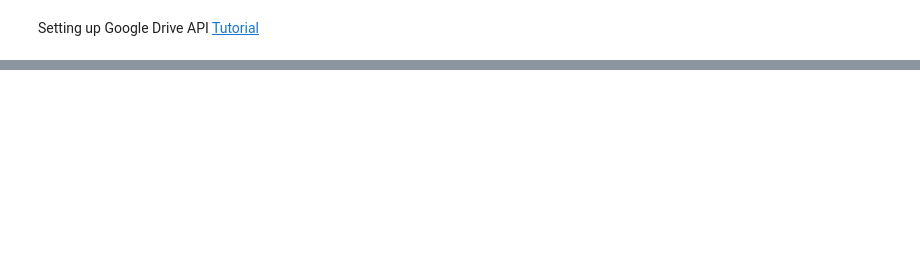
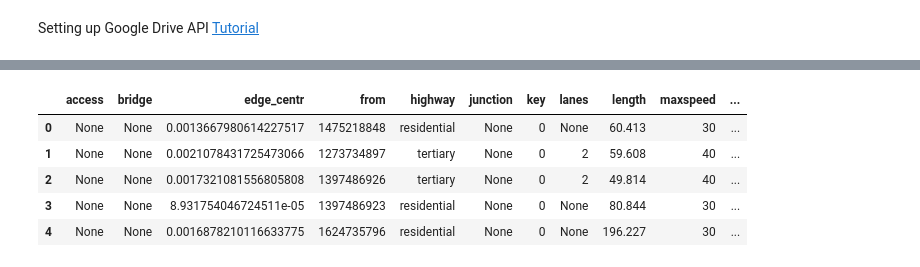
Before and after one commit to gauravcusp/WB_CityResilienceProgram, a Jupyter notebook: Data_from_Drive.ipynb, the cells around one changed output, grey strips where cells are left out. Saved outputs shown, nothing was run; the diff lists cells and outputs as text; code cells hidden in the pictures; blank space fills up the shorter version.

```diff
--- a/Data_from_Drive.ipynb
+++ b/Data_from_Drive.ipynb
@@ -124,0 +175,11 @@ def get_files_from_drive():
+# %%
+lima_edges = gpd.GeoDataFrame.from_file('drive_data/Lima/edges/edges.shp')
+# %%
+lima_edges.head()
+# %% [output]
+|  | access | bridge | edge_centr | from | highway | junction | key | lanes | length | maxspeed | ... |
+| 0 | None | None | 0.0013667980614227517 | 1475218848 | residential | None | 0 | None | 60.413 | 30 | ... |
+| 1 | None | None | 0.0021078431725473066 | 1273734897 | tertiary | None | 0 | 2 | 59.608 | 40 | ... |
+| 2 | None | None | 0.0017321081556805808 | 1397486926 | tertiary | None | 0 | 2 | 49.814 | 40 | ... |
+| 3 | None | None | 8.931754046724511e-05 | 1397486923 | residential | None | 0 | None | 80.844 | 30 | ... |
+| 4 | None | None | 0.0016878210116633775 | 1624735796 | residential | None | 0 | None | 196.227 | 30 | ... |
```
Also changed, not shown: parts of 9 cells of this notebook.
